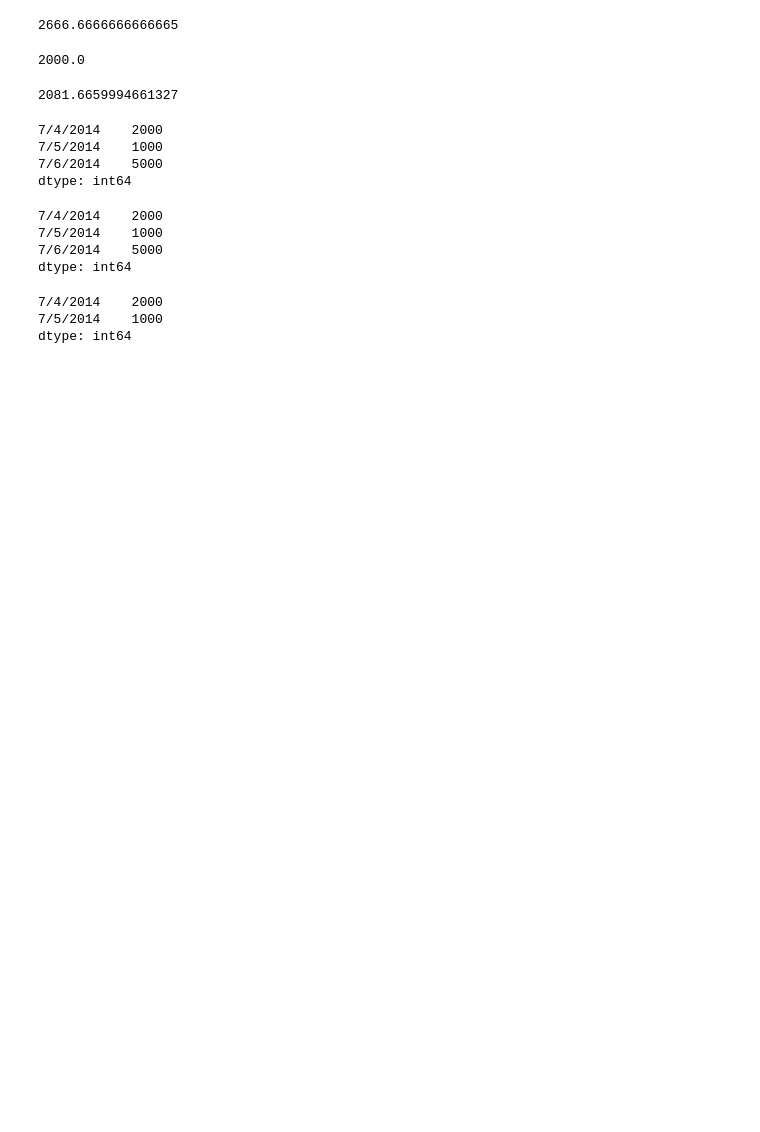
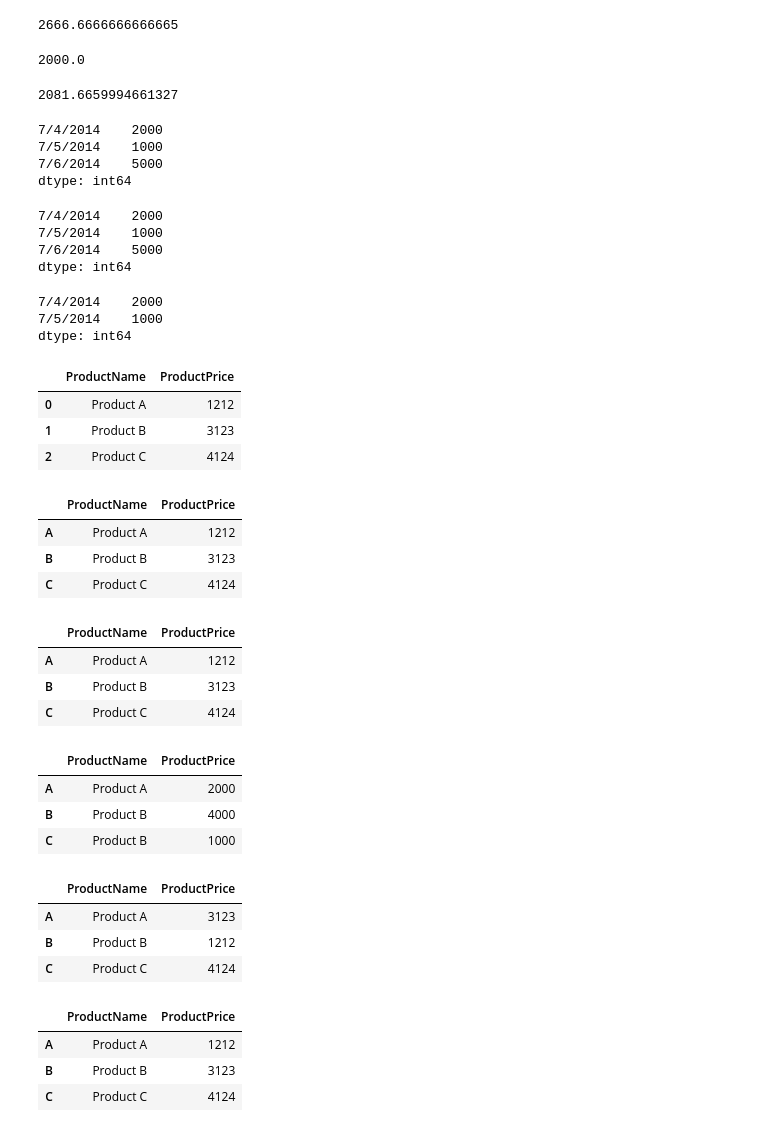
Before and after one commit to TayyabRepos/Mathematics-in-python, a Jupyter notebook: Mathematics in python.ipynb, the cells around one changed output. Saved outputs shown, nothing was run; the diff lists cells and outputs as text; code cells hidden in the pictures; blank space fills up the shorter version.

Commit message:
Pandas DataFrames

```diff
--- a/Mathematics in python.ipynb
+++ b/Mathematics in python.ipynb
@@ -395,3 +395,65 @@ start_date_deposite.head(2)
 7/4/2014    2000
 7/5/2014    1000
 dtype: int64
+# %%
+#Construct DataFrames from a dictionary of lists
+data = {'ProductName': ['Product A','Product B','Product C'], 'ProductPrice':[1212,3123,4124]}
+df = pd.DataFrame(data)
+df
+# %% [output]
+|  | ProductName | ProductPrice |
+| 0 | Product A | 1212 |
+| 1 | Product B | 3123 |
+| 2 | Product C | 4124 |
+# %%
+#Construct DataFrames from a dictionary of lists + specify index
+data = {'ProductName': ['Product A','Product B','Product C'], 'ProductPrice':[1212,3123,4124]}
+df = pd.DataFrame(data, index=['A','B','C'])
+df
+# %% [output]
+|  | ProductName | ProductPrice |
+| A | Product A | 1212 |
+| B | Product B | 3123 |
+| C | Product C | 4124 |
+# %%
+data = {'ProductName': ['Product A','Product B','Product C'], 'ProductPrice':[1212,3123,4124]}
+product_ID=['A','B','C']
+df = pd.DataFrame(data, product_ID)
+df
+# %% [output]
+|  | ProductName | ProductPrice |
+| A | Product A | 1212 |
+| B | Product B | 3123 |
+| C | Product C | 4124 |
+# %%
+#Construct DataFrames from a list of dictionaries
+data = [{'ProductName':'Product A', 'ProductPrice':2000},
+        {'ProductName':'Product B', 'ProductPrice':4000},
+        {'ProductName':'Product B', 'ProductPrice':1000},
+        ]
+df = pd.DataFrame(data, product_ID)
+df
+# %% [output]
+|  | ProductName | ProductPrice |
+| A | Product A | 2000 |
+| B | Product B | 4000 |
+| C | Product B | 1000 |
+# %%
+ser_products=pd.Series(['Product A', 'Product B', 'Product C'], index=['A','B','C'])
+ser_price=pd.Series([1212,3123,4124], index=['B','A','C'])
+data = {'ProductName':ser_products, 'ProductPrice':ser_price}
+df = pd.DataFrame(data)
+df
+# %% [output]
+|  | ProductName | ProductPrice |
+| A | Product A | 3123 |
+| B | Product B | 1212 |
+| C | Product C | 4124 |
+# %%
+df= pd.DataFrame(data=[['Product A', 1212],['Product B', 3123],['Product C', 4124]], columns=['ProductName','ProductPrice'],index=['A','B','C'])
+data
+# %% [output]
+|  | ProductName | ProductPrice |
+| A | Product A | 1212 |
+| B | Product B | 3123 |
+| C | Product C | 4124 |
```
